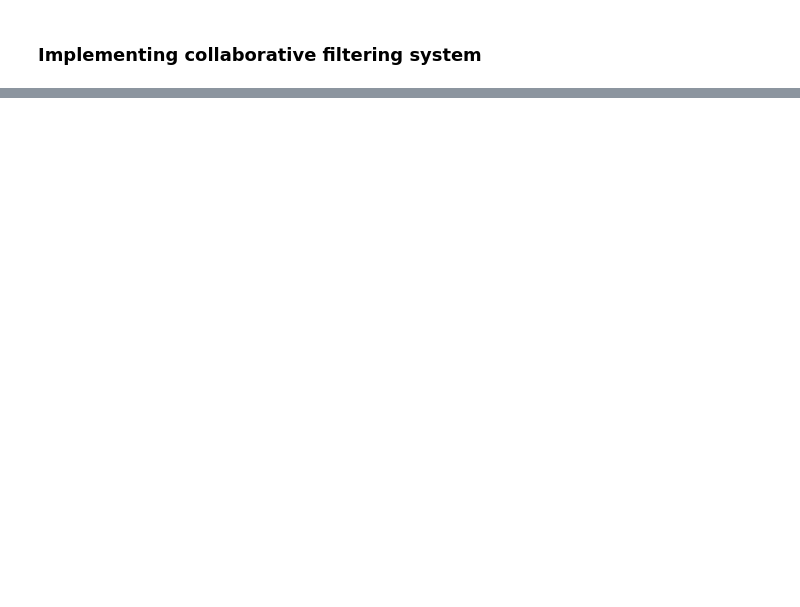
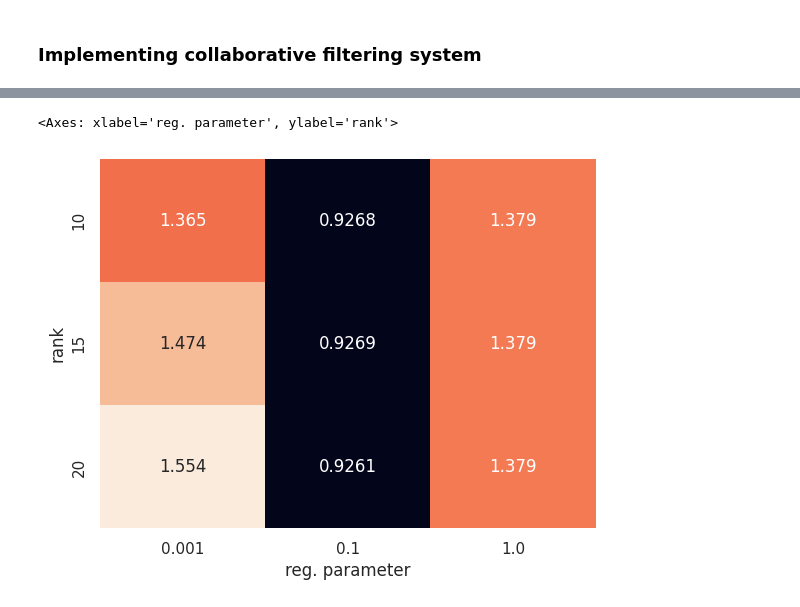
Before and after one commit to nizar7702/Project-Recommondation-system, a Jupyter notebook: Movie Recommondation system.ipynb, the cells around one changed output, grey strips where cells are left out. Saved outputs shown, nothing was run; the diff lists cells and outputs as text; code cells hidden in the pictures; blank space fills up the shorter version.

```diff
--- a/Movie Recommondation system.ipynb
+++ b/Movie Recommondation system.ipynb
@@ -725,0 +912,19 @@ print(f'Hybrid MAE: {mae}')
+# %%
+# Get the cross join of all user-item pairs and score them.
+users = dfs_train.select(COL_USER).distinct()
+items = dfs_train.select(COL_ITEM).distinct()
+user_item = users.crossJoin(items)
+dfs_pred = model.transform(user_item)
+
+# Remove seen items.
+dfs_pred_exclude_train = dfs_pred.alias("pred").join(
+    dfs_train.alias("train"),
+    (col("pred." + COL_USER) == col("train." + COL_USER)) & (col("pred." + COL_ITEM) == col("train." + COL_ITEM)),
+    how='left_outer'  # outer might create unnecessary rows, using left_outer to match join logic correctly
+)
+
+# Filter out seen items
+dfs_pred_final = dfs_pred_exclude_train.filter(col("train.rating").isNull()) \
+    .select('pred.' + COL_USER, 'pred.' + COL_ITEM, 'pred.' + "prediction")
+
+dfs_pred_final.show()
@@ -725,0 +950,7 @@ print(f'Hybrid MAE: {mae}')
+# %%
+param_dict = {
+    "rank": [10, 15, 20],
+    "regParam": [0.001, 0.1, 1.0]
+}
+# %%
+param_grid = generate_param_grid(param_dict)
@@ -725,0 +1020,3 @@ print(f'Hybrid MAE: {mae}')
+# %%
+rmse_df = pd.DataFrame(data=rmse_score_array, index=pd.Index(param_dict["rank"], name="rank"),
+                       columns=pd.Index(param_dict["regParam"], name="reg. parameter"))
@@ -725,0 +1026,6 @@ print(f'Hybrid MAE: {mae}')
+# %%
+fig, ax = plt.subplots()
+sns.heatmap(rmse_df, cbar=False, annot=True, fmt=".4g")
+# %% [output]
+<Axes: xlabel='reg. parameter', ylabel='rank'>
+[figure, added]
```
Also changed, not shown: parts of 83 cells of this notebook.
